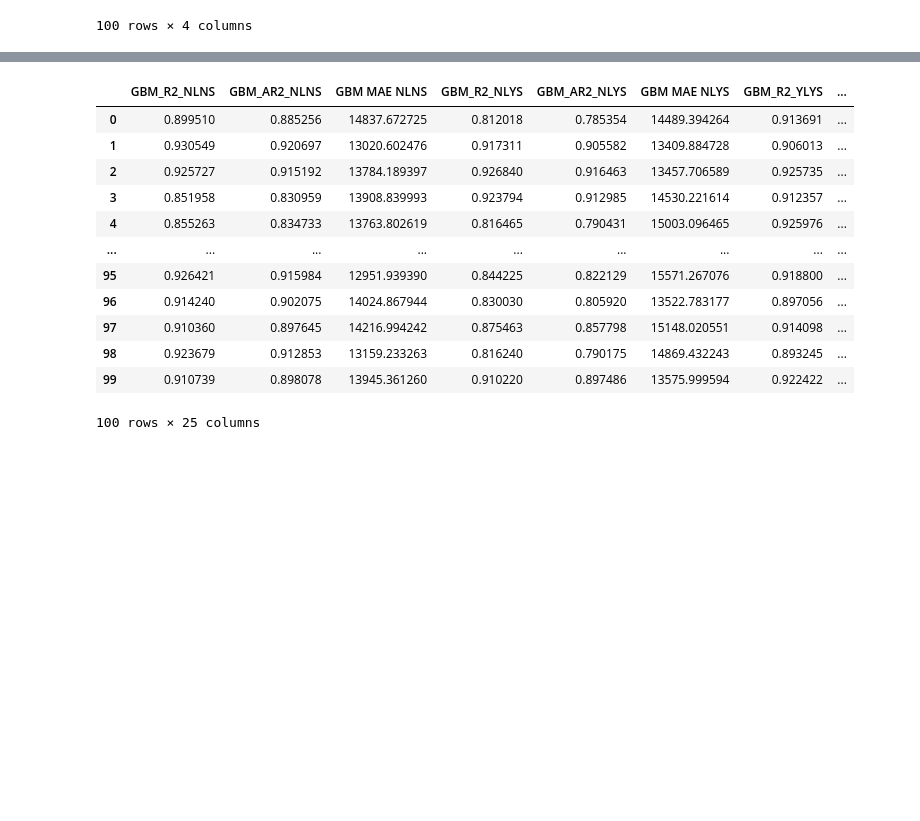
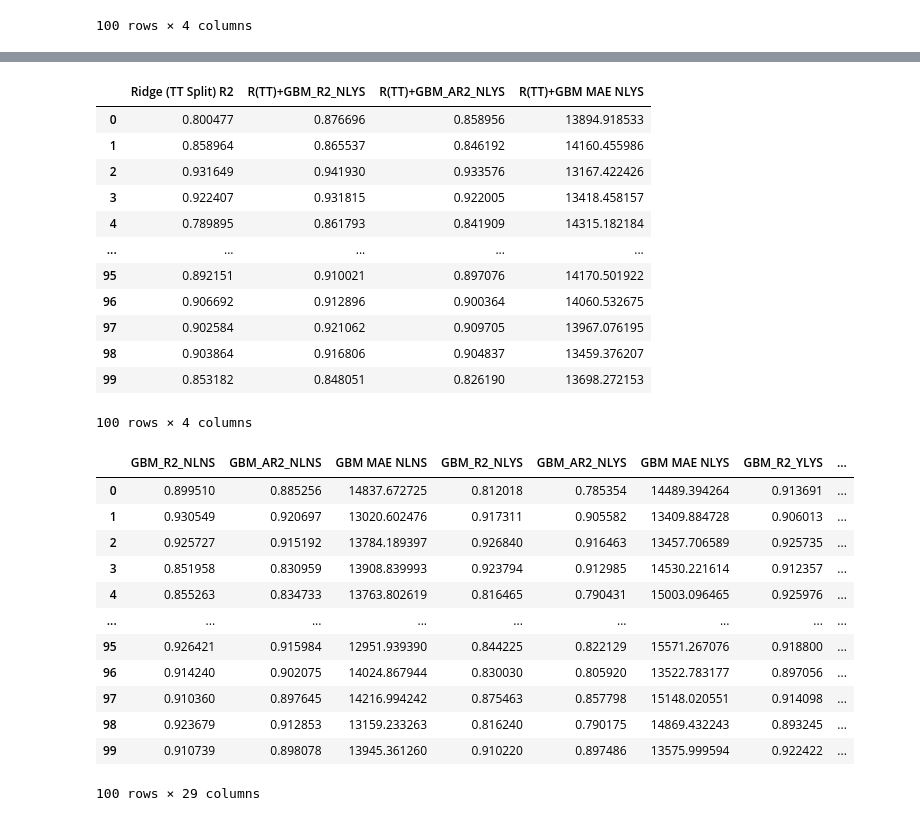
Before and after one commit to BPM1401/Go-Big-Or-Go-Home, a Jupyter notebook: Model Performance/Transformation + Isolation/Model Lift/Comps.ipynb, the cells around one changed output, grey strips where cells are left out. Saved outputs shown, nothing was run; the diff lists cells and outputs as text; code cells hidden in the pictures; blank space fills up the shorter version.

```diff
--- a/Model Performance/Transformation + Isolation/Model Lift/Comps.ipynb
+++ b/Model Performance/Transformation + Isolation/Model Lift/Comps.ipynb
@@ -123,6 +124,23 @@ R7
 100 rows × 4 columns
+# %%
+R8 = pd.read_csv('Results8.csv')
+R8
+# %% [output]
+|  | Ridge (TT Split) R2 | R(TT)+GBM_R2_NLYS | R(TT)+GBM_AR2_NLYS | R(TT)+GBM MAE NLYS |
+| 0 | 0.800477 | 0.876696 | 0.858956 | 13894.918533 |
+| 1 | 0.858964 | 0.865537 | 0.846192 | 14160.455986 |
+| 2 | 0.931649 | 0.941930 | 0.933576 | 13167.422426 |
+| 3 | 0.922407 | 0.931815 | 0.922005 | 13418.458157 |
+| 4 | 0.789895 | 0.861793 | 0.841909 | 14315.182184 |
+| ... | ... | ... | ... | ... |
+| 95 | 0.892151 | 0.910021 | 0.897076 | 14170.501922 |
+| 96 | 0.906692 | 0.912896 | 0.900364 | 14060.532675 |
+| 97 | 0.902584 | 0.921062 | 0.909705 | 13967.076195 |
+| 98 | 0.903864 | 0.916806 | 0.904837 | 13459.376207 |
+| 99 | 0.853182 | 0.848051 | 0.826190 | 13698.272153 |
+100 rows × 4 columns
 # %%
-combo = pd.concat([R1, R2, R3, R4, R5, R6, R7], axis=1)
+combo = pd.concat([R1, R2, R3, R4, R5, R6, R7, R8], axis=1)
 combo
 # %% [output]
 |  | GBM_R2_NLNS | GBM_AR2_NLNS | GBM MAE NLNS | GBM_R2_NLYS | GBM_AR2_NLYS | GBM MAE NLYS | GBM_R2_YLYS | ... |
@@ -137,7 +155,7 @@ combo
 | 97 | 0.910360 | 0.897645 | 14216.994242 | 0.875463 | 0.857798 | 15148.020551 | 0.914098 | ... |
 | 98 | 0.923679 | 0.912853 | 13159.233263 | 0.816240 | 0.790175 | 14869.432243 | 0.893245 | ... |
 | 99 | 0.910739 | 0.898078 | 13945.361260 | 0.910220 | 0.897486 | 13575.999594 | 0.922422 | ... |
-100 rows × 25 columns
+100 rows × 29 columns
 # %%
 combo.describe()
 # %% [output]
```
Also changed, not shown: parts of 5 cells of this notebook, 3 other files.
